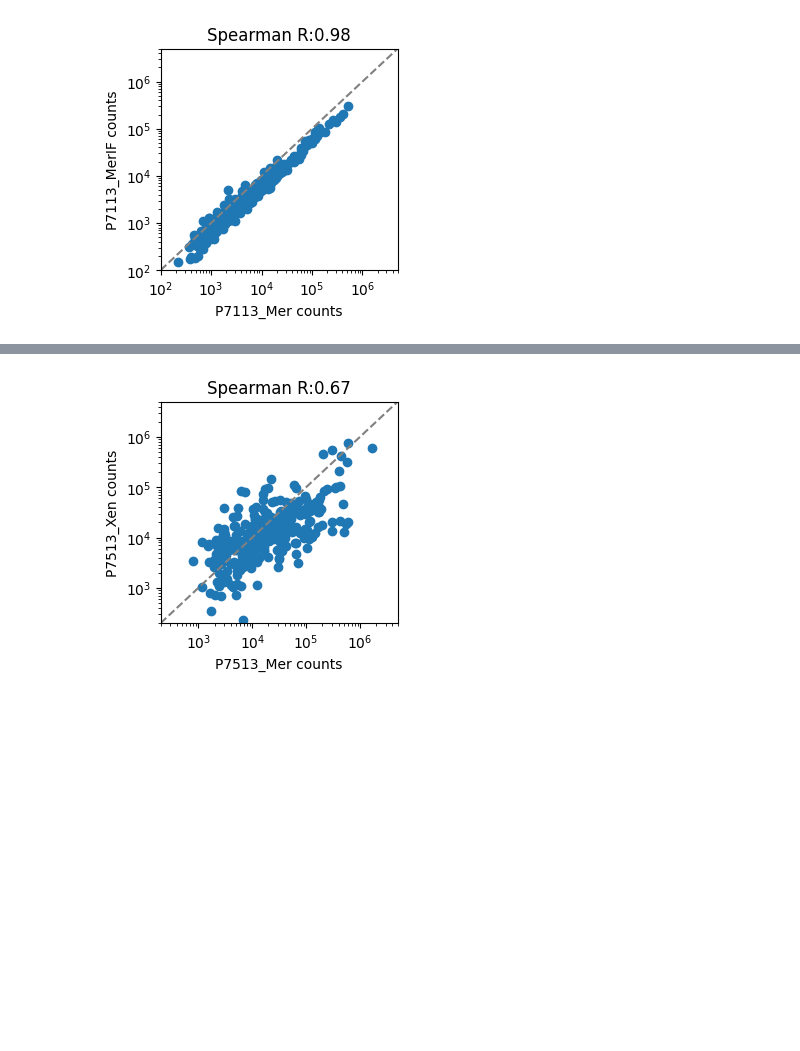
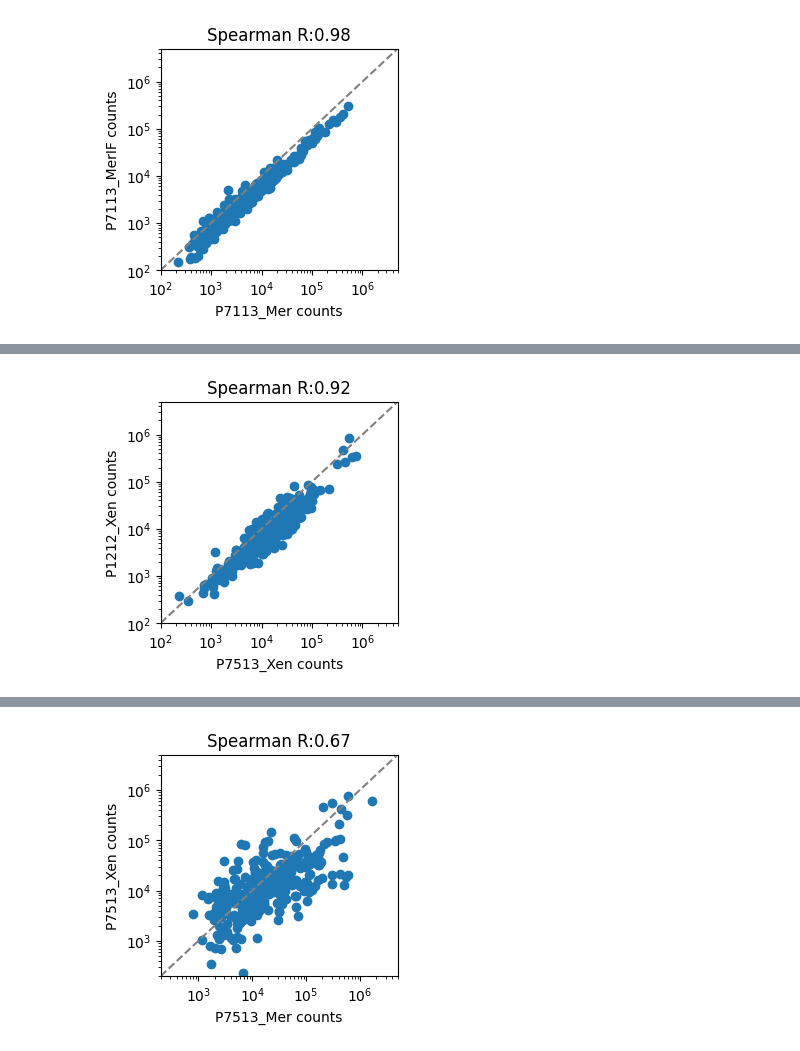
Before and after one commit to MathieuBo/MerXen, a Jupyter notebook: Notebooks/Comparison_P7513.ipynb, the cells around one changed output, grey strips where cells are left out. Drawn from its saved outputs; the diff is of its cells as text; code cells hidden in the pictures; blank space fills up the shorter version.

```diff
--- a/Notebooks/Comparison_P7513.ipynb
+++ b/Notebooks/Comparison_P7513.ipynb
@@ -77,4 +77,4 @@ INFO     reading
          /mnt/ISS2/Mathieu/Xenium/20250917__131434__MB_RUN2_170925/output-XETG00443__0069529__P5011__20250917__1314
          59/cell_feature_matrix.h5
 # %%
-P7113_Xen = spatialdata_io.xenium('/mnt/ISS2/Mathieu/Xenium/20250917__131434__MB_RUN2_170925/ou')
+P1212_Xen = spatialdata_io.xenium('/mnt/ISS2/Mathieu/Xenium/20250917__131434__MB_RUN2_170925/output-XETG00443__0069529__P1212__20250917__131459/')
@@ -98,0 +125,4 @@ corr_plot(sample1=P7513_Xen, sample1_name='P7513_Xen', sample2=P7113_Xen, sample
+# %%
+corr_plot(sample1=P7513_Xen, sample1_name='P7513_Xen', sample2=P1212_Xen, sample2_name='P1212_Xen', filename='P7513_P1212_Xen')
+# %% [output]
+[figure, added]
```
Also changed, not shown: parts of 10 cells of this notebook, 8 other files.
